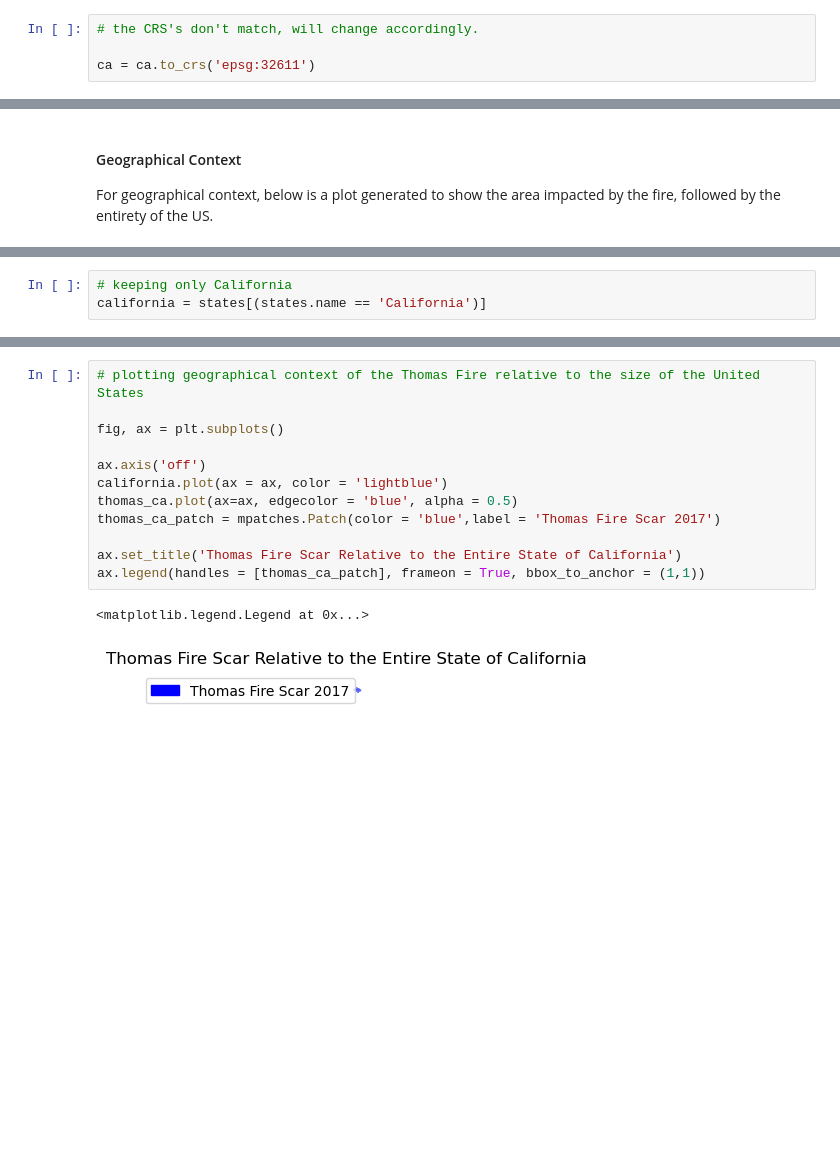
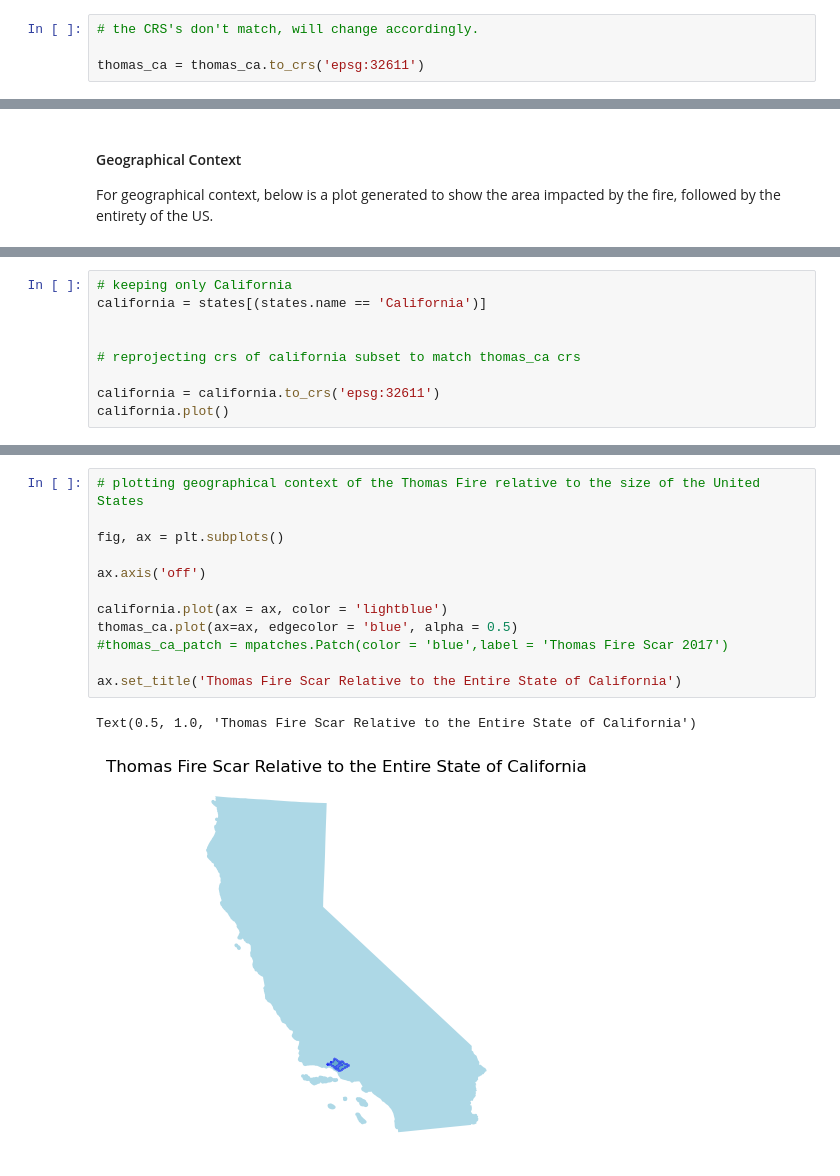
Before and after one commit to mariamkg00/eds-220-hwk-4-task-3, a Jupyter notebook: task3.ipynb, the cells around one changed output, grey strips where cells are left out. Drawn from its saved outputs; the diff is of its cells as text; blank space fills up the shorter version.

```diff
--- a/task3.ipynb
+++ b/task3.ipynb
@@ -311,7 +328,7 @@ False
 # %%
 # the CRS's don't match, will change accordingly.
 
-ca = ca.to_crs('epsg:32611')
+thomas_ca = thomas_ca.to_crs('epsg:32611')
 # %%
 # double checking to see if crs changes were made
 ca.crs == landsat_sb.rio.crs
@@ -437,3 +459,9 @@ states
 # %%
 # keeping only California
 california = states[(states.name == 'California')]
+
+
+# reprojecting crs of california subset to match thomas_ca crs
+
+california = california.to_crs('epsg:32611')
+california.plot()
@@ -440,15 +471,15 @@ california = states[(states.name == 'California')]
 # %%
 # plotting geographical context of the Thomas Fire relative to the size of the United States
 
 fig, ax = plt.subplots()
 
 ax.axis('off')
+
 california.plot(ax = ax, color = 'lightblue')
 thomas_ca.plot(ax=ax, edgecolor = 'blue', alpha = 0.5)
-thomas_ca_patch = mpatches.Patch(color = 'blue',label = 'Thomas Fire Scar 2017')
+#thomas_ca_patch = mpatches.Patch(color = 'blue',label = 'Thomas Fire Scar 2017')
 
 ax.set_title('Thomas Fire Scar Relative to the Entire State of California')
-ax.legend(handles = [thomas_ca_patch], frameon = True, bbox_to_anchor = (1,1))
 # %% [output]
-<matplotlib.legend.Legend at 0x...>
+Text(0.5, 1.0, 'Thomas Fire Scar Relative to the Entire State of California')
-[figure, old version]
+[figure, new version]
```
Also changed, not shown: parts of 8 cells of this notebook.
